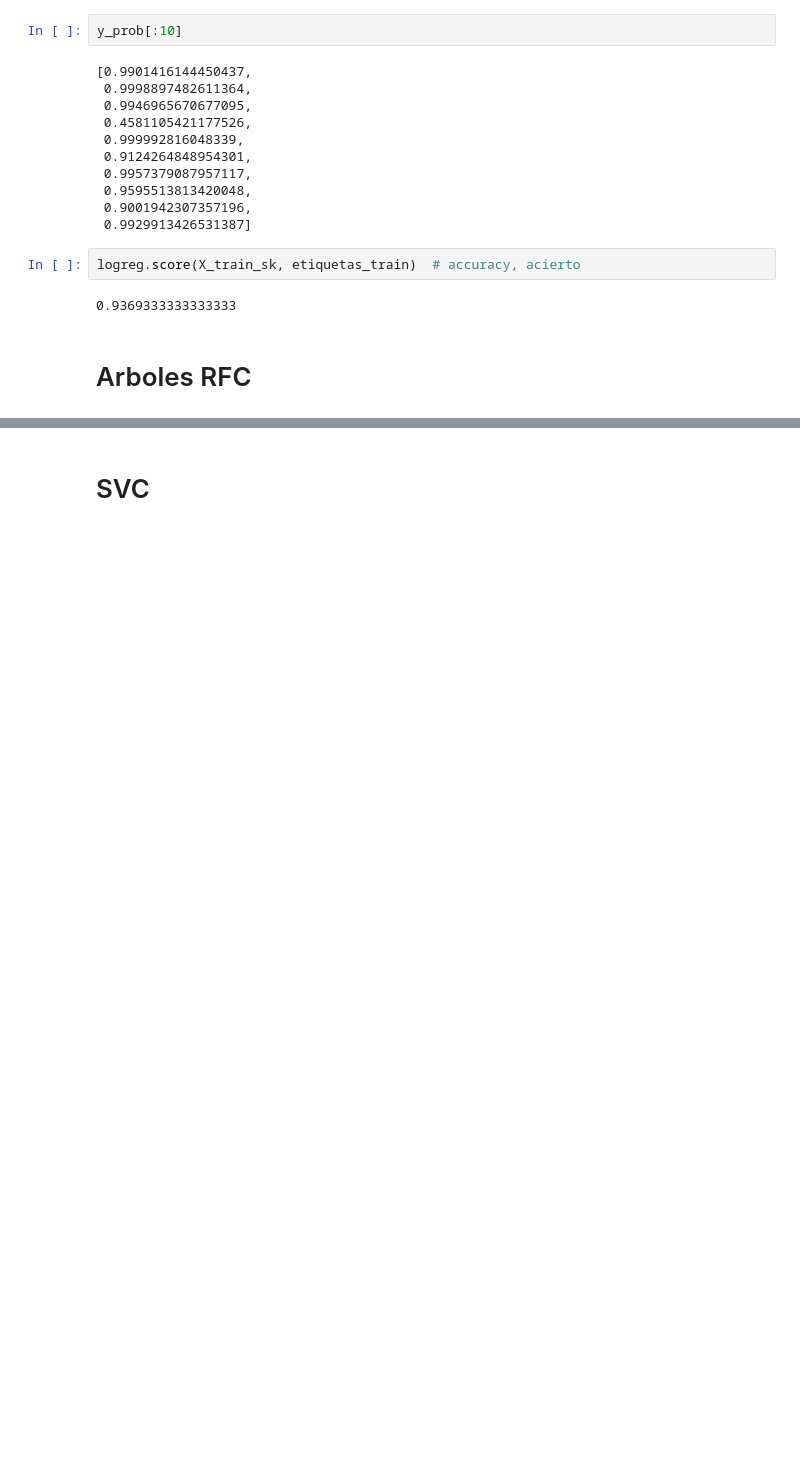
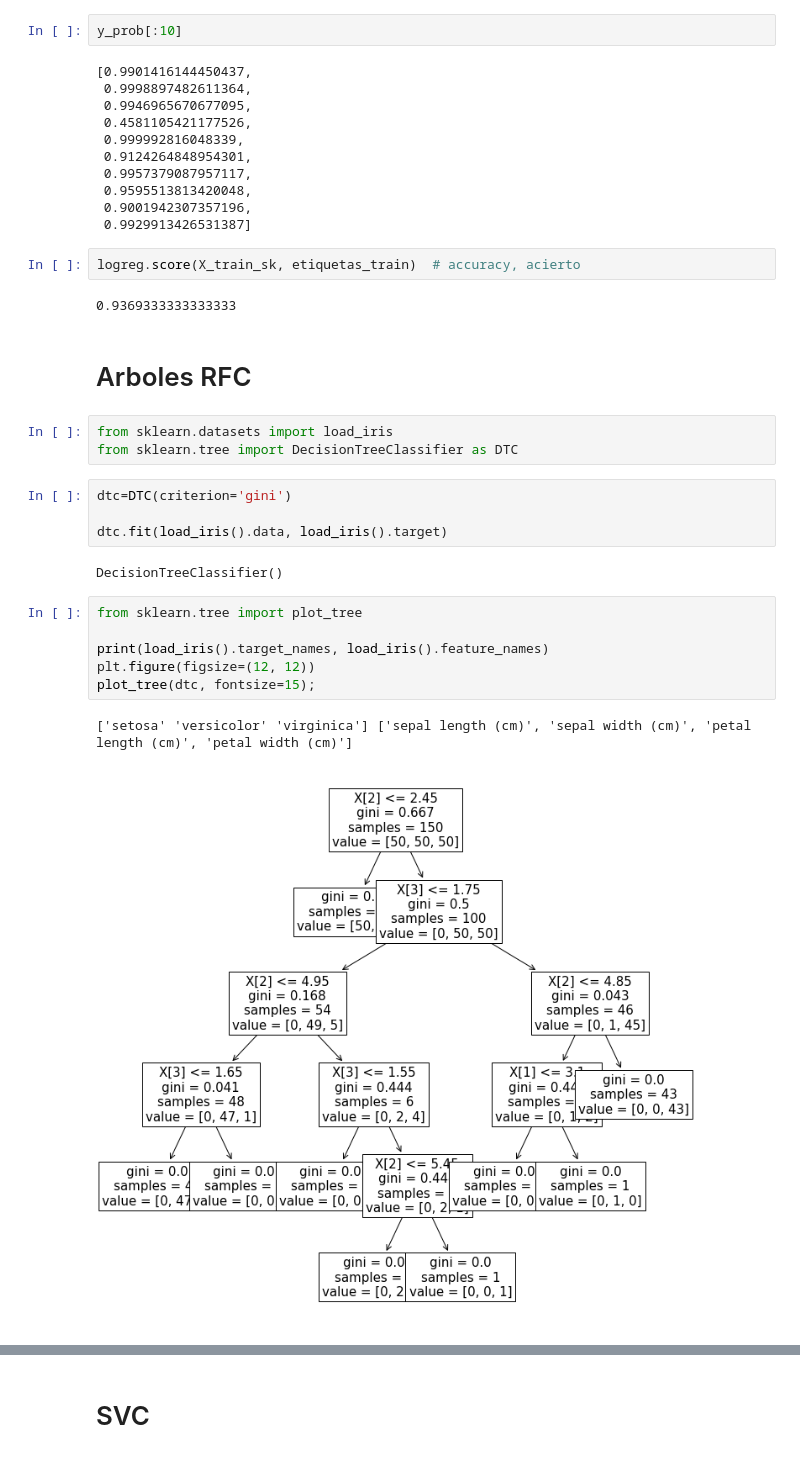
Before and after one commit to YonatanRA/ds_tb_part_21_09, a Jupyter notebook: 03-Machine_Learning/2.2 - Clasificacion.ipynb, the cells around one changed output, grey strips where cells are left out. Cells and saved outputs as stored; diff of their text form; blank space fills up the shorter version.

```diff
--- a/03-Machine_Learning/2.2 - Clasificacion.ipynb
+++ b/03-Machine_Learning/2.2 - Clasificacion.ipynb
@@ -385,3 +385,21 @@ logreg.score(X_train_sk, etiquetas_train)  # accuracy, acierto
 0.9369333333333333
 # %% [markdown]
 # Arboles RFC
+# %%
+from sklearn.datasets import load_iris
+from sklearn.tree import DecisionTreeClassifier as DTC
+# %%
+dtc=DTC(criterion='gini')
+
+dtc.fit(load_iris().data, load_iris().target)
+# %% [output]
+DecisionTreeClassifier()
+# %%
+from sklearn.tree import plot_tree
+
+print(load_iris().target_names, load_iris().feature_names)
+plt.figure(figsize=(12, 12))
+plot_tree(dtc, fontsize=15);
+# %% [output]
+['setosa' 'versicolor' 'virginica'] ['sepal length (cm)', 'sepal width (cm)', 'petal length (cm)', 'petal width (cm)']
+[figure, added]
```
Also changed, not shown: parts of 10 cells of this notebook.
